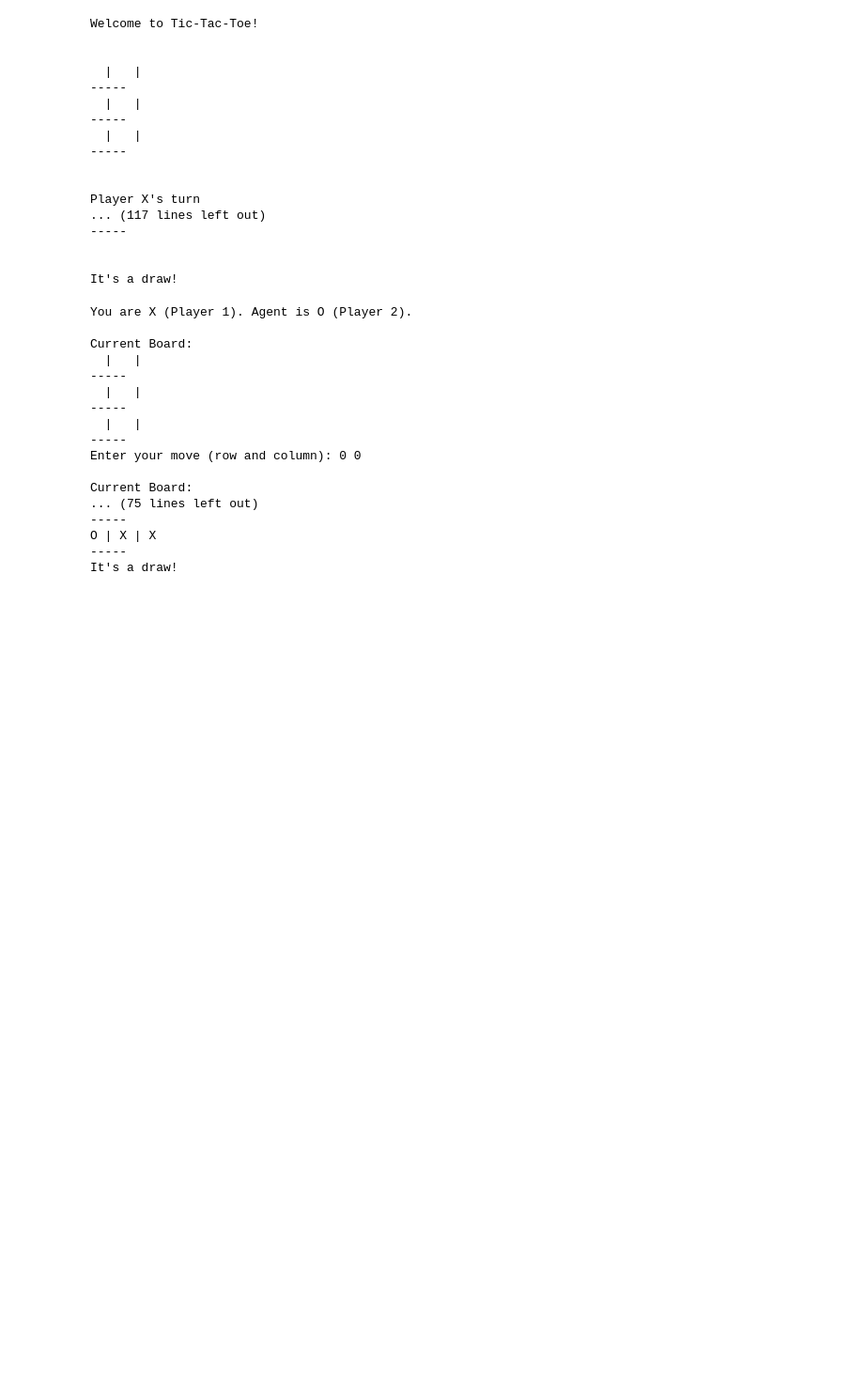
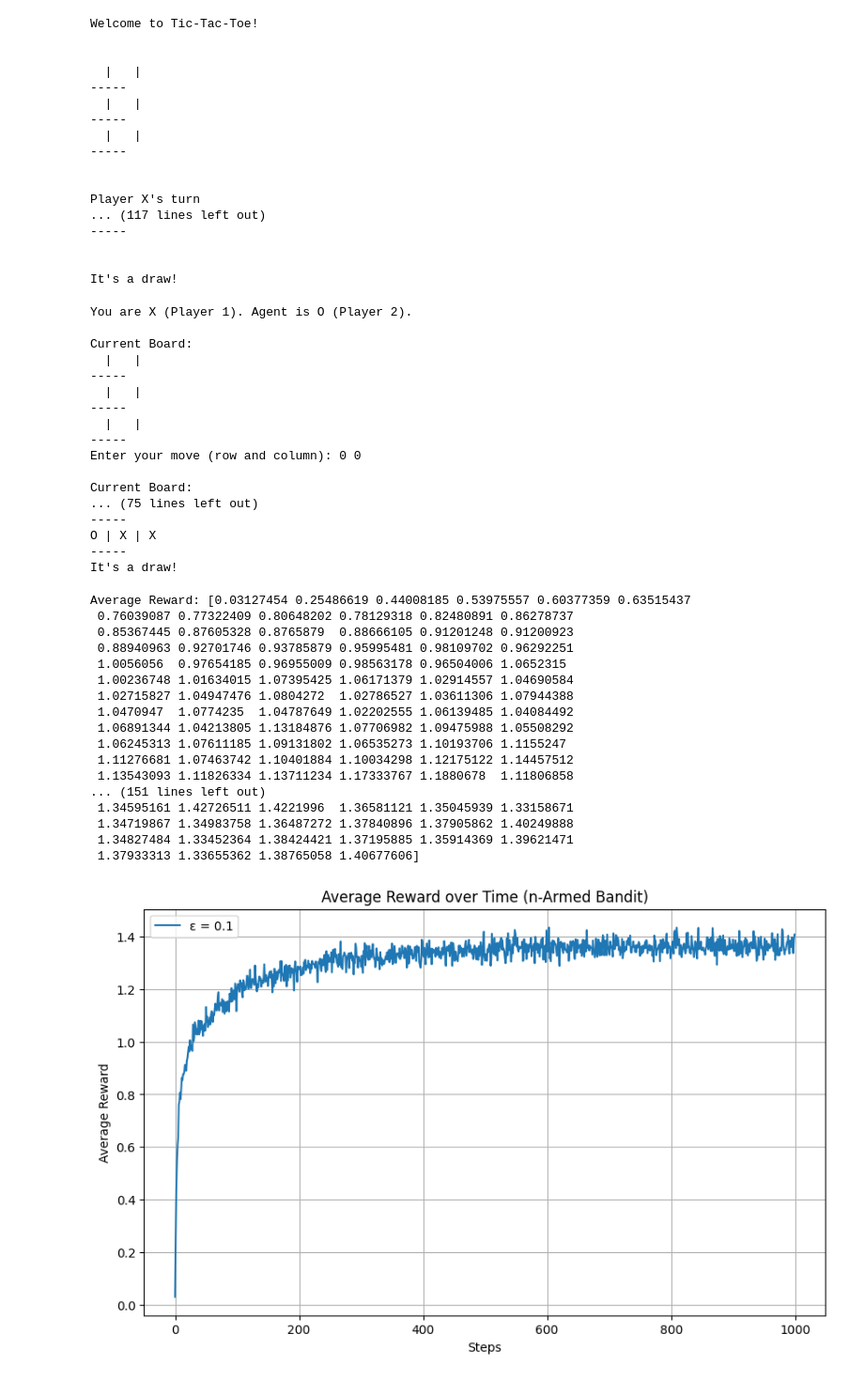
Before and after one commit to aswin-ar3669/RLA-Python-Learning, a Jupyter notebook: RLA_Unit_1_Programs.ipynb, the cells around one changed output. Shown at 94% size. Saved outputs shown, nothing was run; the diff lists cells and outputs as text; code cells hidden in the pictures; blank space fills up the shorter version.

```diff
--- a/RLA_Unit_1_Programs.ipynb
+++ b/RLA_Unit_1_Programs.ipynb
@@ -247,3 +247,83 @@ Current Board:
 O | X | X
 -----
 It's a draw!
+# %%
+import numpy as np
+import matplotlib.pyplot as plt
+
+# Parameters
+n_actions = 10  # Number of actions (arms)
+n_steps = 1000  # Number of time steps
+n_runs = 2000   # Number of runs for averaging
+epsilon = 0.1   # Probability of exploration
+
+# Function to simulate the n-Armed Bandit Problem
+def n_armed_bandit(n_actions, n_steps, epsilon):
+    # Initialize results
+    average_rewards = np.zeros(n_steps)
+
+    for run in range(n_runs):
+        # True action values (stationary)
+        true_values = np.random.normal(0, 1, n_actions)
+        # Initialize estimates of action values
+        q_estimates = np.zeros(n_actions)
+        # Initialize action counts
+        action_counts = np.zeros(n_actions)
+        # Track total rewards for this run
+        rewards = np.zeros(n_steps)
+
+        for step in range(n_steps):
+            # Choose action using epsilon-greedy policy
+            if np.random.rand() < epsilon:
+                action = np.random.choice(n_actions)  # Explore
+            else:
+                action = np.argmax(q_estimates)      # Exploit
+
+            # Get reward for chosen action
+            reward = np.random.normal(true_values[action], 1)
+            rewards[step] = reward
+
+            # Update action counts
+            action_counts[action] += 1
+            # Update Q estimate using incremental formula
+            q_estimates[action] += (reward - q_estimates[action]) / action_counts[action]
+
+        # Add rewards of this run to total
+        average_rewards += rewards
+
+    # Average rewards over all runs
+    average_rewards /= n_runs
+    return average_rewards
+
+# Run the simulation
+average_rewards = n_armed_bandit(n_actions, n_steps, epsilon)
+
+# Plot results
+plt.figure(figsize=(10, 6))
+plt.plot(average_rewards, label=f"ε = {epsilon}")
+plt.xlabel("Steps")
+plt.ylabel("Average Reward")
+print("Average Reward:", average_rewards)
+plt.title("Average Reward over Time (n-Armed Bandit)")
+plt.legend()
+plt.grid()
+plt.show()
+# %% [output]
+Average Reward: [0.03127454 0.25486619 0.44008185 0.53975557 0.60377359 0.63515437
+ 0.76039087 0.77322409 0.80648202 0.78129318 0.82480891 0.86278737
+ 0.85367445 0.87605328 0.8765879  0.88666105 0.91201248 0.91200923
+ 0.88940963 0.92701746 0.93785879 0.95995481 0.98109702 0.96292251
+ 1.0056056  0.97654185 0.96955009 0.98563178 0.96504006 1.0652315
+ 1.00236748 1.01634015 1.07395425 1.06171379 1.02914557 1.04690584
+ 1.02715827 1.04947476 1.0804272  1.02786527 1.03611306 1.07944388
+ 1.0470947  1.0774235  1.04787649 1.02202555 1.06139485 1.04084492
+ 1.06891344 1.04213805 1.13184876 1.07706982 1.09475988 1.05508292
+ 1.06245313 1.07611185 1.09131802 1.06535273 1.10193706 1.1155247
+ 1.11276681 1.07463742 1.10401884 1.10034298 1.12175122 1.14457512
+ 1.13543093 1.11826334 1.13711234 1.17333767 1.1880678  1.11806858
+... (151 lines left out)
+ 1.34595161 1.42726511 1.4221996  1.36581121 1.35045939 1.33158671
+ 1.34719867 1.34983758 1.36487272 1.37840896 1.37905862 1.40249888
+ 1.34827484 1.33452364 1.38424421 1.37195885 1.35914369 1.39621471
+ 1.37933313 1.33655362 1.38765058 1.40677606]
+[figure, added]
```
Also changed, not shown: parts of 4 cells of this notebook.
